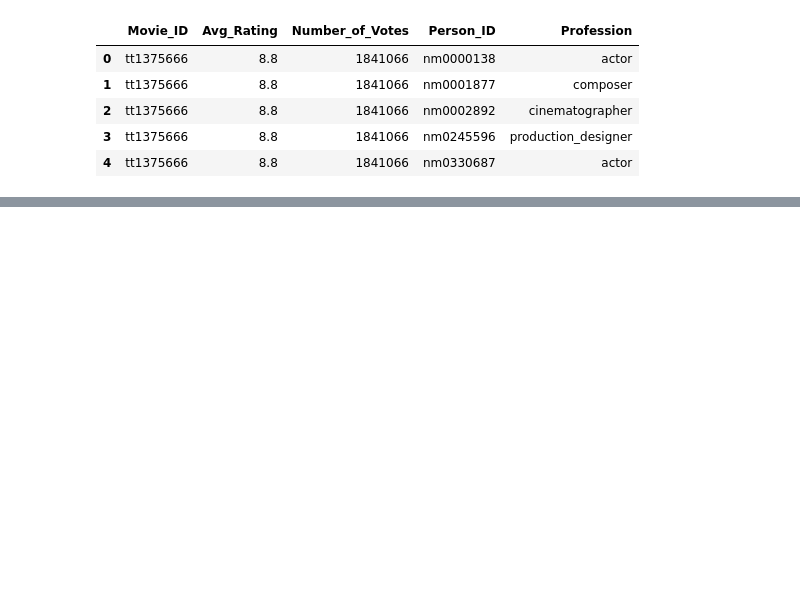
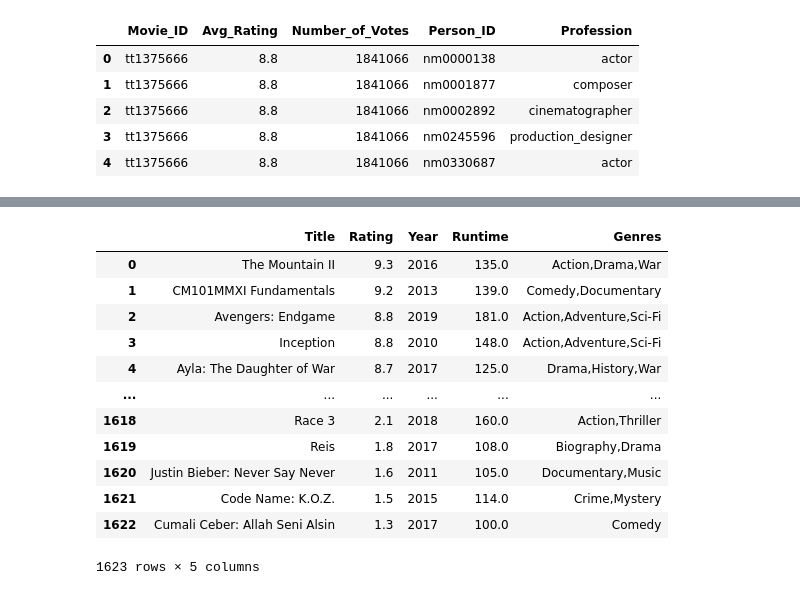
Before and after one commit to Sstrouderr/Capstone-repo, a Jupyter notebook: Notebooks/Mark/IMDB Notebook.ipynb, the cells around one changed output, grey strips where cells are left out. Saved outputs shown, nothing was run; the diff lists cells and outputs as text; code cells hidden in the pictures; blank space fills up the shorter version.

```diff
--- a/Notebooks/Mark/IMDB Notebook.ipynb
+++ b/Notebooks/Mark/IMDB Notebook.ipynb
@@ -601,0 +636,26 @@ JOIN PRINCIPALS
+# %%
+pd.read_sql("""
+SELECT DISTINCT PRIMARY_TITLE AS Title, AVERAGERATING AS Rating, START_YEAR AS Year, RUNTIME_MINUTES AS Runtime, GENRES AS Genres
+FROM MOVIE_RATINGS
+JOIN MOVIE_BASICS
+    USING(MOVIE_ID)
+JOIN MOVIE_AKAS
+    USING(MOVIE_ID)
+WHERE NUMVOTES > 25000
+ORDER BY Rating DESC
+;
+""", conn)
+# %% [output]
+|  | Title | Rating | Year | Runtime | Genres |
+| 0 | The Mountain II | 9.3 | 2016 | 135.0 | Action,Drama,War |
+| 1 | CM101MMXI Fundamentals | 9.2 | 2013 | 139.0 | Comedy,Documentary |
+| 2 | Avengers: Endgame | 8.8 | 2019 | 181.0 | Action,Adventure,Sci-Fi |
+| 3 | Inception | 8.8 | 2010 | 148.0 | Action,Adventure,Sci-Fi |
+| 4 | Ayla: The Daughter of War | 8.7 | 2017 | 125.0 | Drama,History,War |
+| ... | ... | ... | ... | ... | ... |
+| 1618 | Race 3 | 2.1 | 2018 | 160.0 | Action,Thriller |
+| 1619 | Reis | 1.8 | 2017 | 108.0 | Biography,Drama |
+| 1620 | Justin Bieber: Never Say Never | 1.6 | 2011 | 105.0 | Documentary,Music |
+| 1621 | Code Name: K.O.Z. | 1.5 | 2015 | 114.0 | Crime,Mystery |
+| 1622 | Cumali Ceber: Allah Seni Alsin | 1.3 | 2017 | 100.0 | Comedy |
+1623 rows × 5 columns
```
Also changed, not shown: parts of 6 cells of this notebook.
